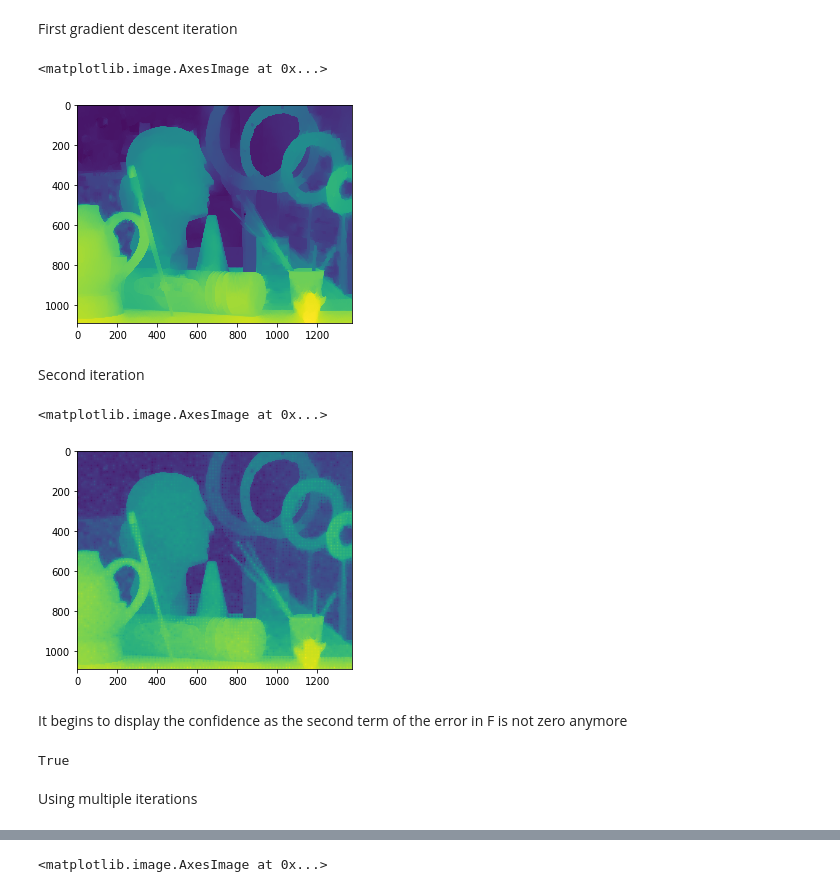
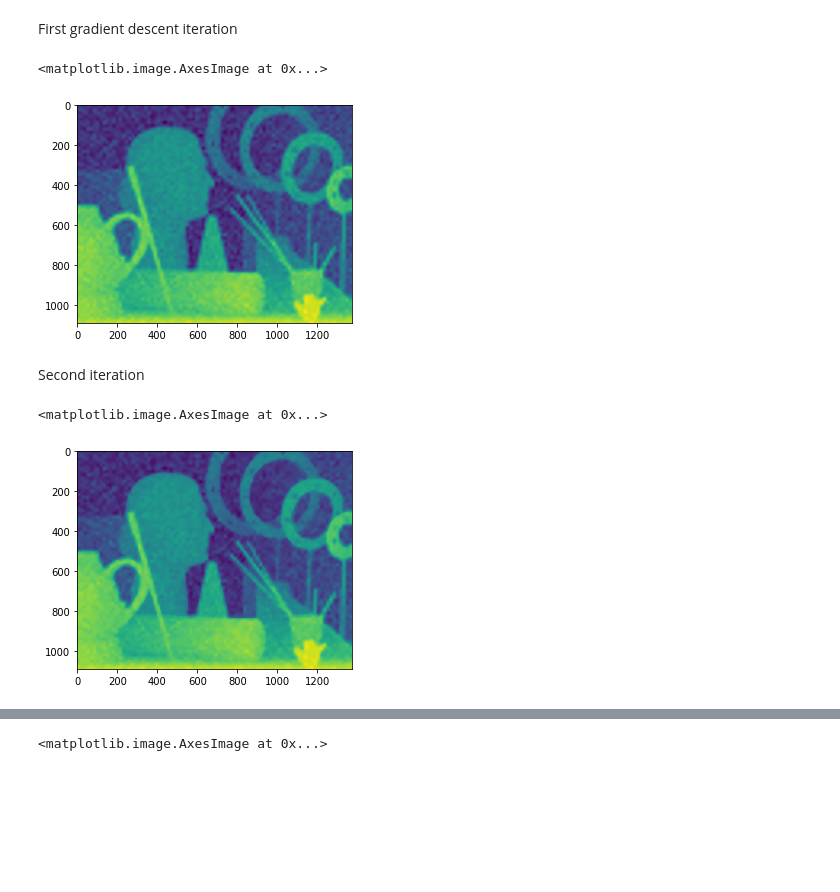
Before and after one commit to GMNetto/DTSolverExample, a Jupyter notebook: DTSolver.ipynb, the cells around one changed output, grey strips where cells are left out. Saved outputs shown, nothing was run; the diff lists cells and outputs as text; code cells hidden in the pictures; blank space fills up the shorter version.

```diff
--- a/DTSolver.ipynb
+++ b/DTSolver.ipynb
@@ -27,0 +51,9 @@ gt = imread('depth_superres/ground_truth.png')
+# %%
+# USsed for other inputs
+'''reference = imread('art_big/view1.png')
+reference = cv2.resize(reference, (1376, 1088))
+reference = cv2.cvtColor(reference, cv2.COLOR_BGR2GRAY)/255.0
+target = imread('art_big/depth_4_n.png')/255
+target = cv2.resize(target, (1376, 1088), interpolation=cv2.INTER_CUBIC)
+confidence = generate_bump(target, 16, 2)
+gt = imread('depth_superres/ground_truth.png')'''
@@ -30,16 +68,19 @@ Convert to domain [0,1] as bilateral solver example
 # %%
 t = target.astype(np.double)/(pow(2,16)-1)
 c = confidence.astype(np.double)/(pow(2,16)-1)
+reference = reference.astype(np.float32)
+t = t.astype(np.float32)
+c = c.astype(np.float32)
 # %%
 reference = reference.astype(np.float32)
-t = t.astype(np.float32)
-c = c.astype(np.float32)
+t = target.astype(np.float32)
+c = confidence.astype(np.float32)
 # %% [markdown]
 Joint filtering the target map using the reference as parameter(The same way described in the DT paper).
 This is equivalent to equation (10) in DTSolver
 # %%
 #filtered_target = dt.normalized_convolution(t, 200, 0.55, 3, reference)
-filtered_target = cvx.dtFilter(reference, t, 800, 0.25, mode=cvx.DTF_NC, numIters=3)
+filtered_target = cvx.dtFilter(reference, t, 1200, 0.1, mode=cvx.DTF_NC, numIters=3)
 # %%
 plt.imshow(target)
 # %% [output]
@@ -71,25 +112,17 @@ plt.imshow(der)
 # %% [markdown]
 First gradient descent iteration
 # %%
-zi = zi - 0.99*der
+zi = zi - 0.2*der
 plt.imshow(zi)
 # %% [output]
 <matplotlib.image.AxesImage at 0x...>
-[figure, old version]
+[figure, new version]
 # %% [markdown]
 Second iteration
 # %%
 der = derivative(zi, c, t, filtered_target,lmbd)
-zi = zi - 0.99*der
+zi = zi - 0.2*der
 plt.imshow(zi)
 # %% [output]
 <matplotlib.image.AxesImage at 0x...>
-[figure, old version]
+[figure, new version]
-# %% [markdown]
-It begins to display the confidence as the second term of the error in F is not zero anymore
-# %%
-cv2.imwrite("zi.png", zi*255)
-# %% [output]
-True
-# %% [markdown]
-Using multiple iterations
```
Also changed, not shown: parts of 19 cells of this notebook.
